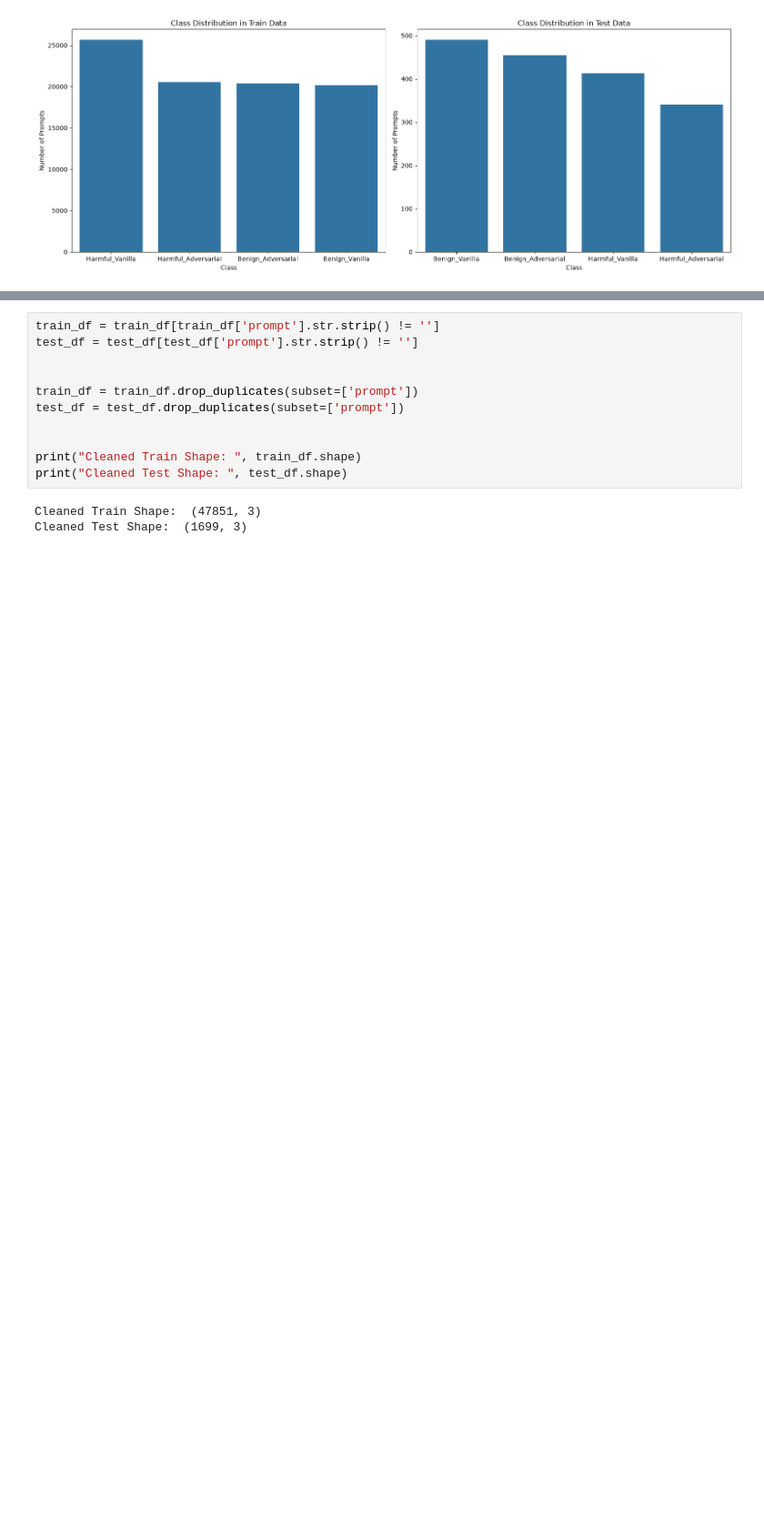
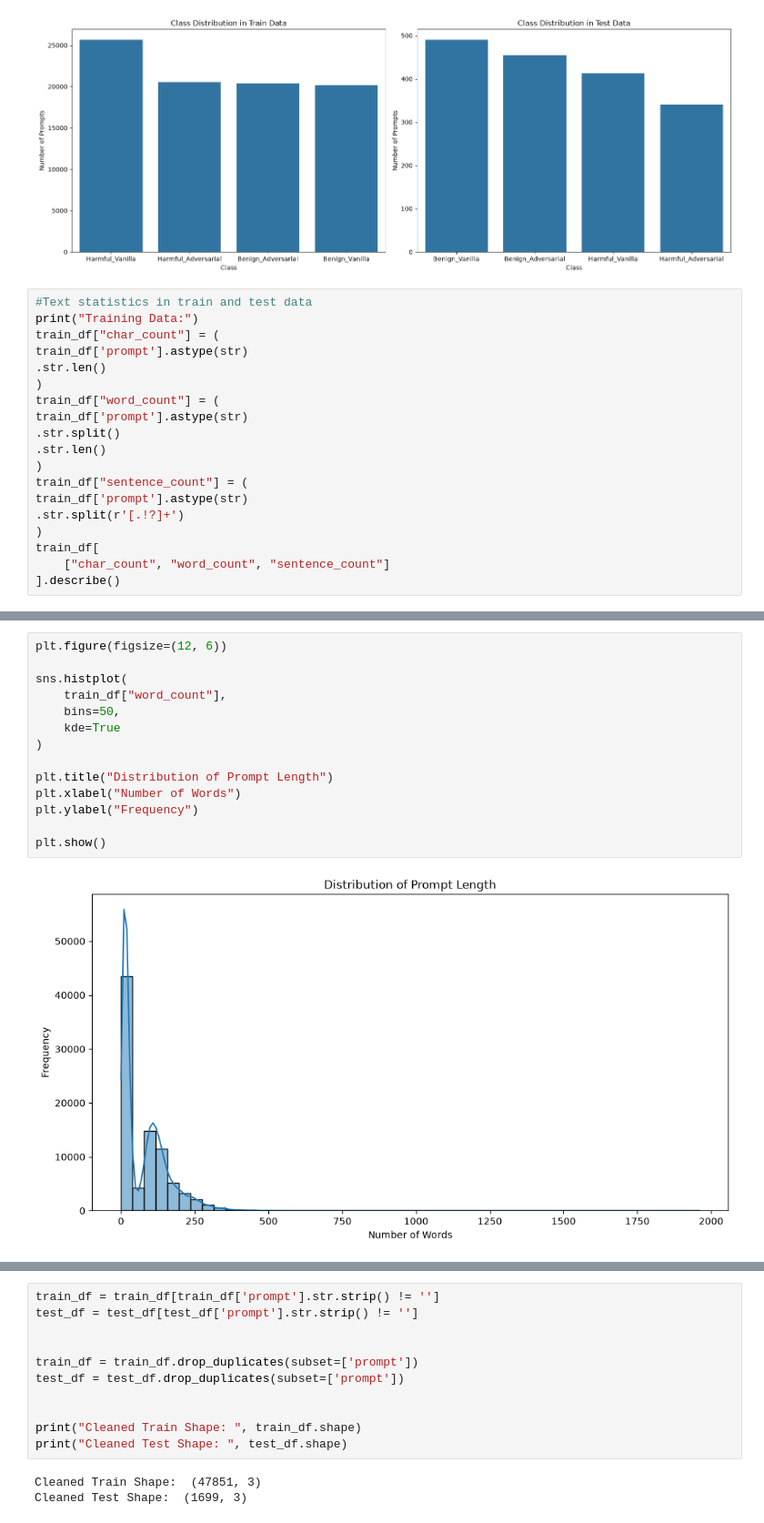
Before and after one commit to sharzilnfz/llmSafetyClassification, a Jupyter notebook: cse440_project.ipynb, the cells around one changed output, grey strips where cells are left out. Shown at 91% size. Drawn from its saved outputs; the diff is of its cells as text; blank space fills up the shorter version.

```diff
--- a/cse440_project.ipynb
+++ b/cse440_project.ipynb
@@ -233,3 +244,22 @@ plt.tight_layout()
 plt.show()
 # %% [output]
 [figure]
+# %%
+#Text statistics in train and test data
+print("Training Data:")
+train_df["char_count"] = (
+train_df['prompt'].astype(str)
+.str.len()
+)
+train_df["word_count"] = (
+train_df['prompt'].astype(str)
+.str.split()
+.str.len()
+)
+train_df["sentence_count"] = (
+train_df['prompt'].astype(str)
+.str.split(r'[.!?]+')
+)
+train_df[
+    ["char_count", "word_count", "sentence_count"]
+].describe()
@@ -235,0 +306,16 @@ plt.show()
+# %%
+plt.figure(figsize=(12, 6))
+
+sns.histplot(
+    train_df["word_count"],
+    bins=50,
+    kde=True
+)
+
+plt.title("Distribution of Prompt Length")
+plt.xlabel("Number of Words")
+plt.ylabel("Frequency")
+
+plt.show()
+# %% [output]
+[figure, added]
```
Also changed, not shown: parts of 21 cells of this notebook, 2 other files.
